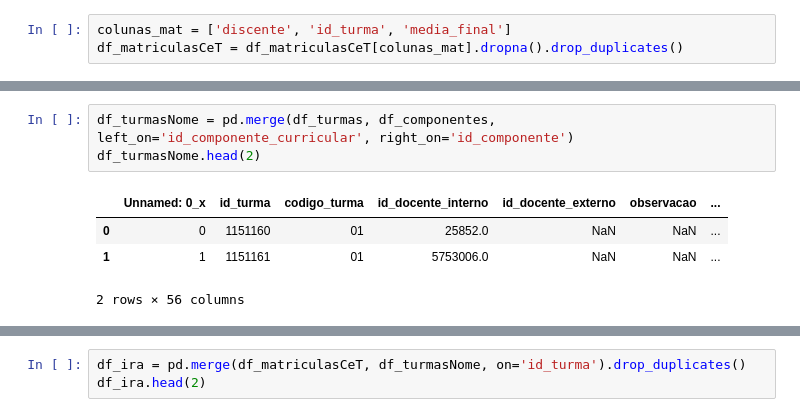
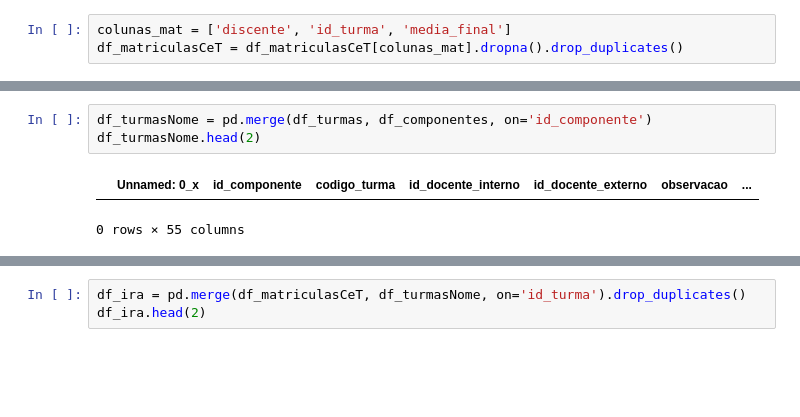
Before and after one commit to AndressaStefany/UFRN-data-analysis, a Jupyter notebook: ira.ipynb, the cells around one changed output, grey strips where cells are left out. Saved outputs shown, nothing was run; the diff lists cells and outputs as text; blank space fills up the shorter version.

```diff
--- a/ira.ipynb
+++ b/ira.ipynb
@@ -108,8 +157,6 @@ df_matriculasCeT.head(2)
 # %%
-df_turmasNome = pd.merge(df_turmas, df_componentes, left_on='id_componente_curricular', right_on='id_componente')
+df_turmasNome = pd.merge(df_turmas, df_componentes, on='id_componente')
 df_turmasNome.head(2)
 # %% [output]
-|  | Unnamed: 0_x | id_turma | codigo_turma | id_docente_interno | id_docente_externo | observacao | ... |
-| 0 | 0 | 1151160 | 01 | 25852.0 | NaN | NaN | ... |
-| 1 | 1 | 1151161 | 01 | 5753006.0 | NaN | NaN | ... |
+|  | Unnamed: 0_x | id_componente | codigo_turma | id_docente_interno | id_docente_externo | observacao | ... |
-2 rows × 56 columns
+0 rows × 55 columns
```
Also changed, not shown: parts of 9 cells of this notebook, 1 other file.
